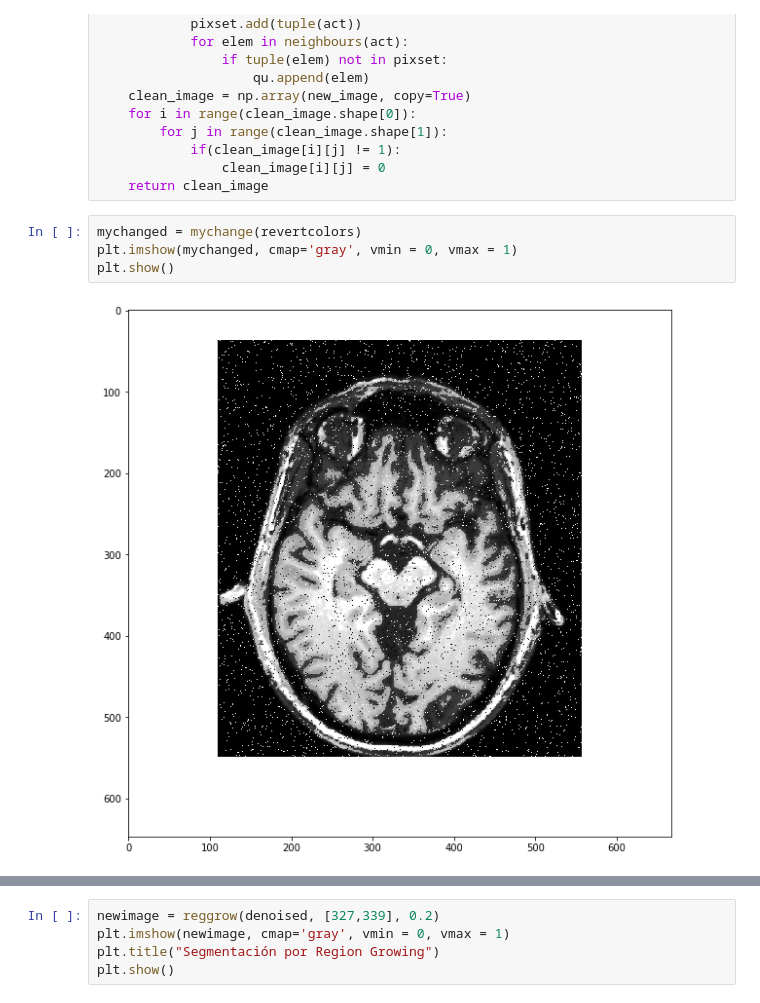
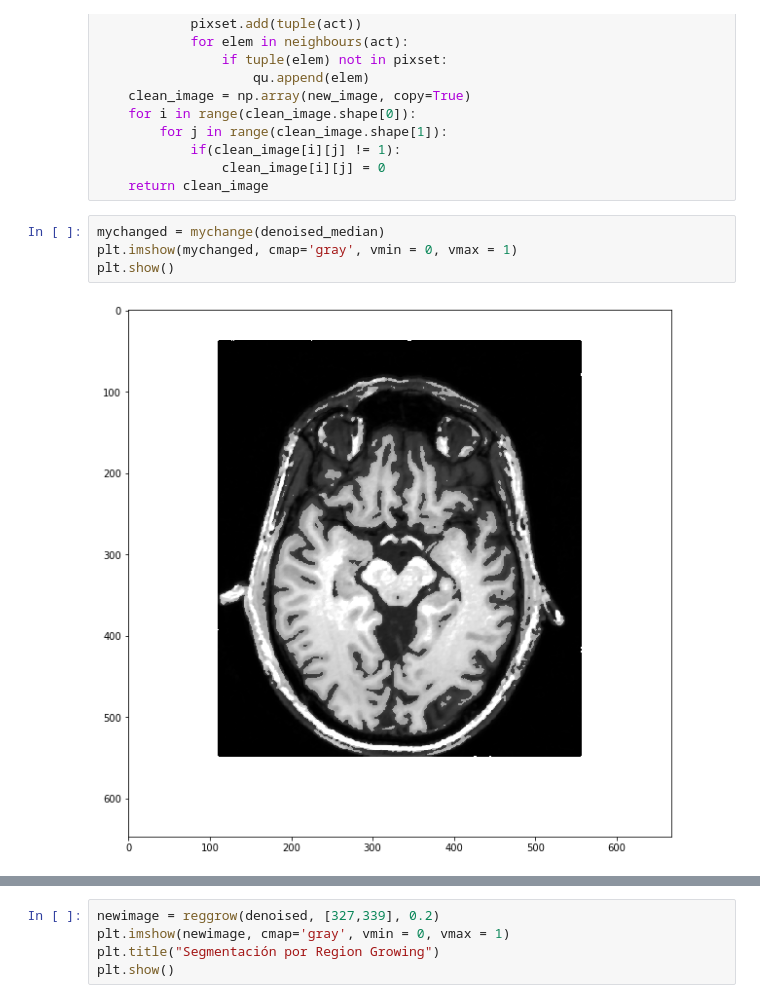
Before and after one commit to javierdiegof/Patrones-Cerebro, a Jupyter notebook: cerebro.ipynb, the cells around one changed output, grey strips where cells are left out. Saved outputs shown, nothing was run; the diff lists cells and outputs as text.

```diff
--- a/cerebro.ipynb
+++ b/cerebro.ipynb
@@ -312,11 +312,11 @@ def reggrow(image, seedpix, threshold):
                 clean_image[i][j] = 0
     return clean_image
 # %%
-mychanged = mychange(revertcolors)
+mychanged = mychange(denoised_median)
 plt.imshow(mychanged, cmap='gray', vmin = 0, vmax = 1)
 plt.show()
 # %% [output]
-[figure, old version]
+[figure, new version]
 # %%
 threshimage = mychanged > 0.65
 plt.imshow(threshimage, cmap='gray', vmin = 0, vmax = 1)
```
Also changed, not shown: parts of 4 cells of this notebook.
